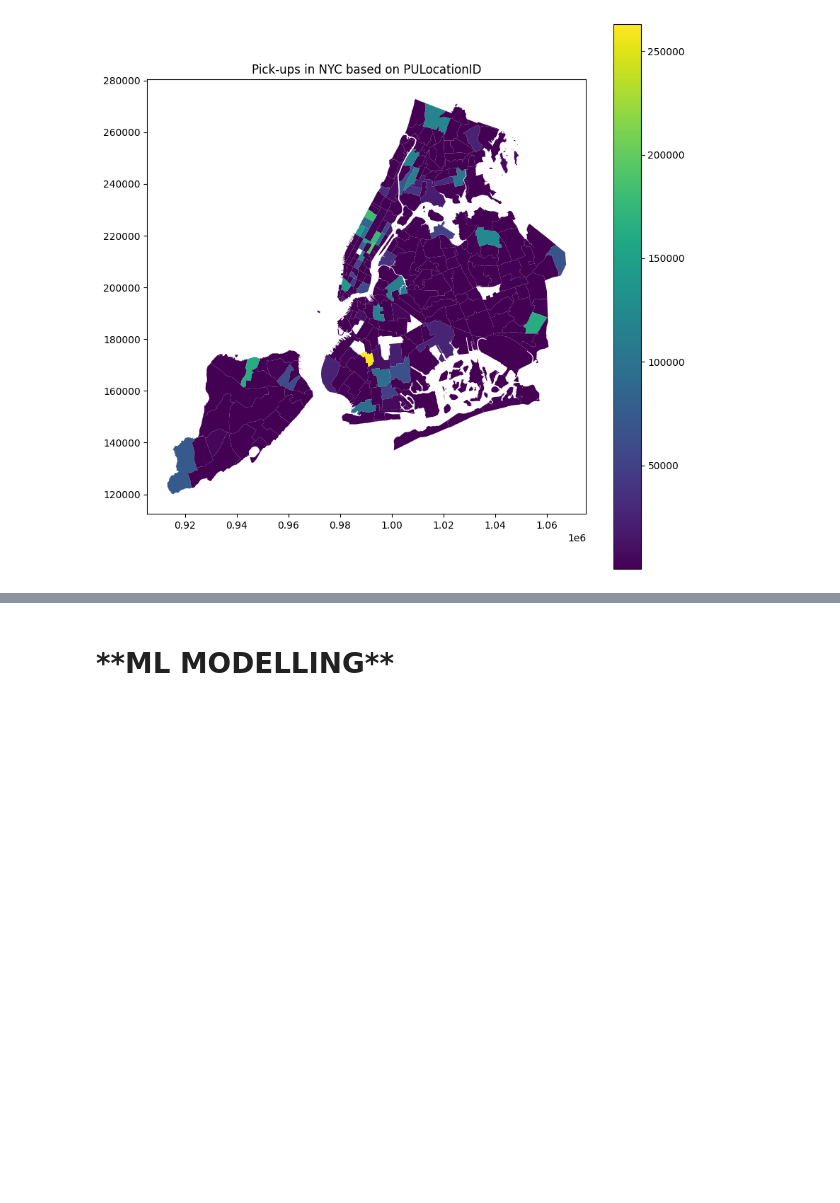
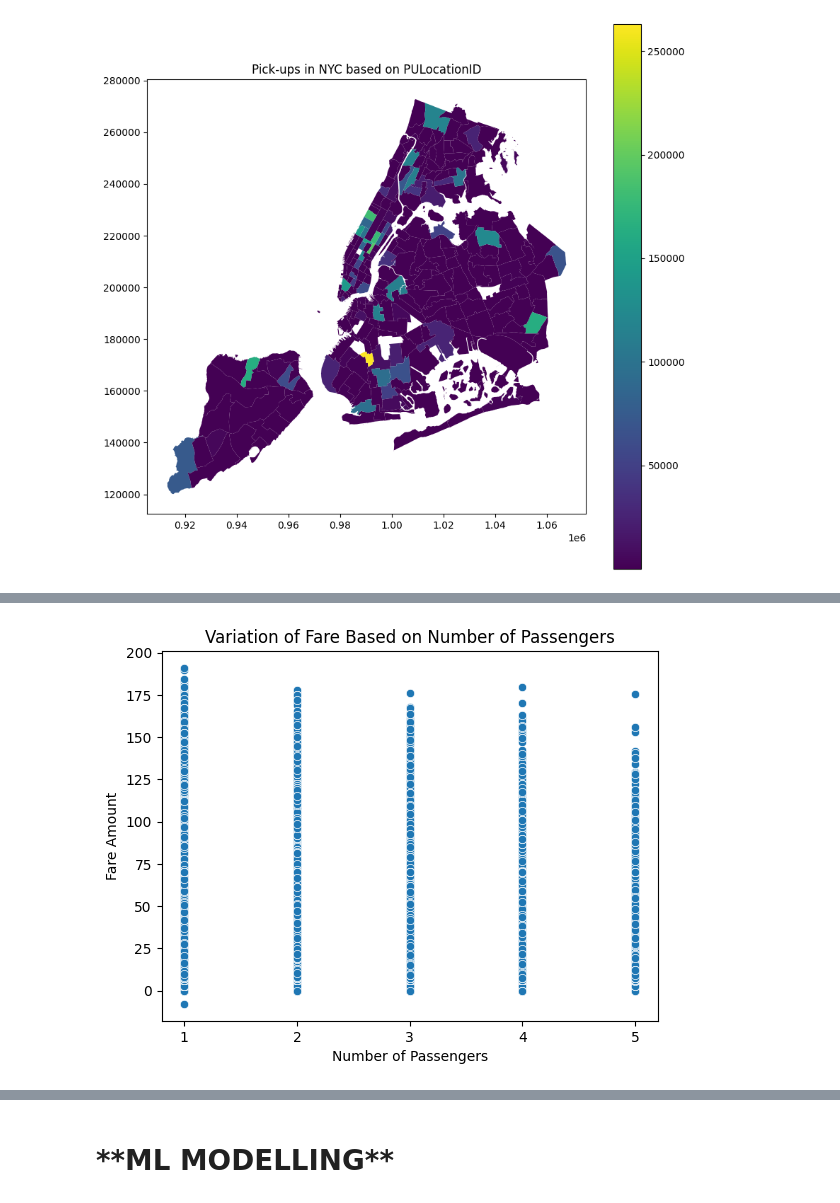
Before and after one commit to NavyaKiran/NYCTaxiFarePrediciton, a Jupyter notebook: NYC_Taxi_Fare_Prediction.ipynb, the cells around one changed output, grey strips where cells are left out. Saved outputs shown, nothing was run; the diff lists cells and outputs as text; code cells hidden in the pictures; blank space fills up the shorter version.

```diff
--- a/NYC_Taxi_Fare_Prediction.ipynb
+++ b/NYC_Taxi_Fare_Prediction.ipynb
@@ -523,0 +670,10 @@ plt.show()
+# %%
+data_fare_passengers = data.select(['passenger_count', 'fare_amount']).toPandas()
+sns.scatterplot(data=data_fare_passengers, x="passenger_count", y="fare_amount")
+plt.xticks([1, 2, 3, 4, 5])
+plt.title("Variation of Fare Based on Number of Passengers")
+plt.xlabel("Number of Passengers")
+plt.ylabel("Fare Amount")
+plt.show()
+# %% [output]
+[figure, added]
```
Also changed, not shown: parts of 36 cells of this notebook.
